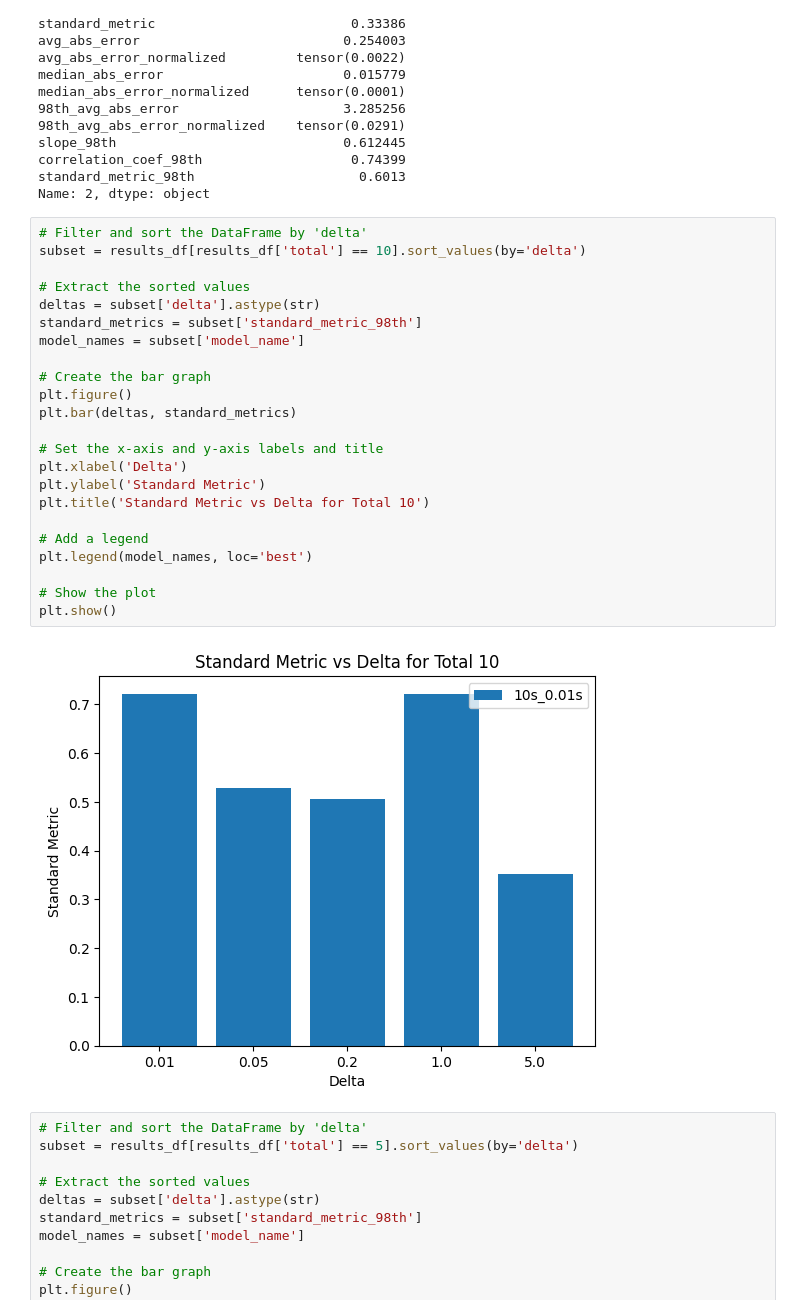
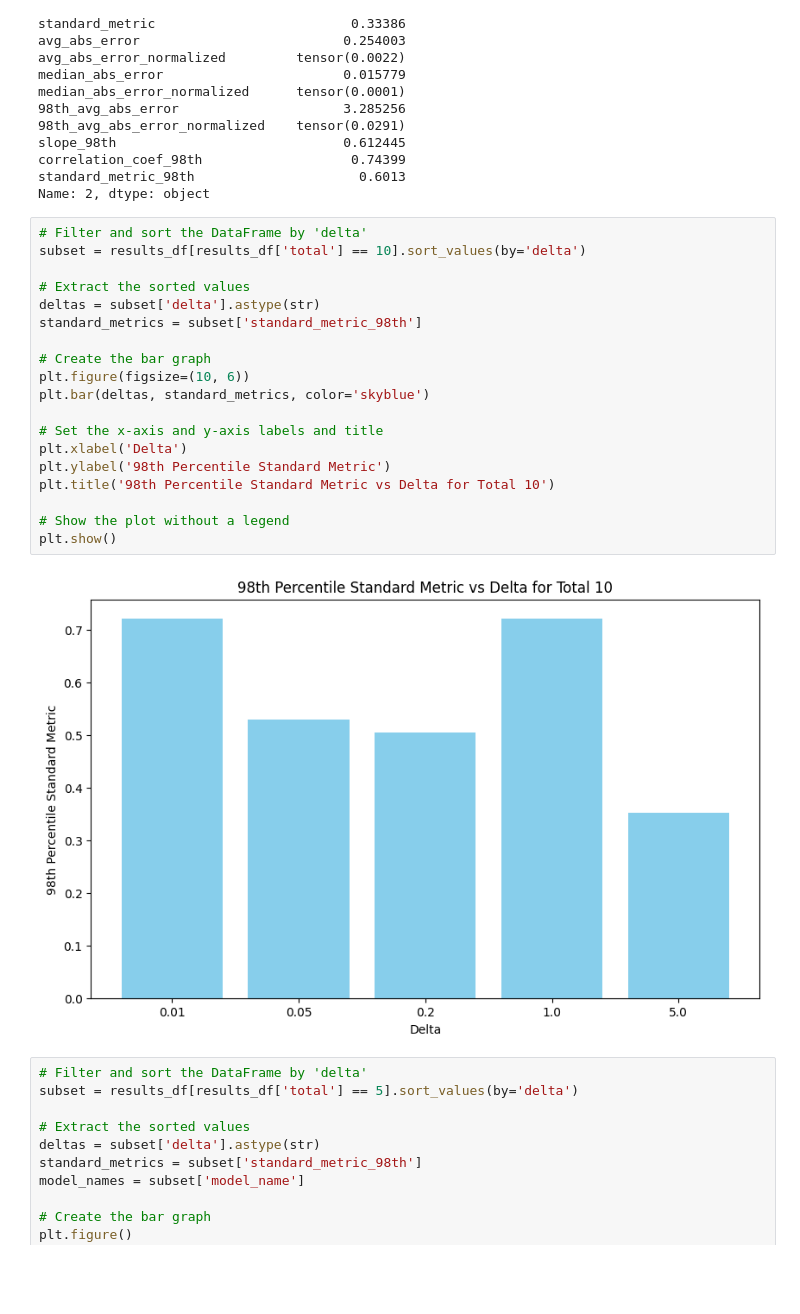
Before and after one commit to lukeyoffe/cs293n, a Jupyter notebook: result_plotting/experiments.ipynb, the cells around one changed output. Cells and saved outputs as stored; diff of their text form; blank space fills up the shorter version.

```diff
--- a/result_plotting/experiments.ipynb
+++ b/result_plotting/experiments.ipynb
@@ -336,28 +335,24 @@ Name: 2, dtype: object
 # %%
 # Filter and sort the DataFrame by 'delta'
 subset = results_df[results_df['total'] == 10].sort_values(by='delta')
 
 # Extract the sorted values
 deltas = subset['delta'].astype(str)
 standard_metrics = subset['standard_metric_98th']
-model_names = subset['model_name']
 
 # Create the bar graph
-plt.figure()
-plt.bar(deltas, standard_metrics)
+plt.figure(figsize=(10, 6))
+plt.bar(deltas, standard_metrics, color='skyblue')
 
 # Set the x-axis and y-axis labels and title
 plt.xlabel('Delta')
-plt.ylabel('Standard Metric')
-plt.title('Standard Metric vs Delta for Total 10')
+plt.ylabel('98th Percentile Standard Metric')
+plt.title('98th Percentile Standard Metric vs Delta for Total 10')
 
-# Add a legend
-plt.legend(model_names, loc='best')
-
-# Show the plot
+# Show the plot without a legend
 plt.show()
 # %% [output]
-[figure, old version]
+[figure, new version]
 # %%
 # Filter and sort the DataFrame by 'delta'
 subset = results_df[results_df['total'] == 5].sort_values(by='delta')
```
Also changed, not shown: parts of 6 cells of this notebook, 6 other files.
